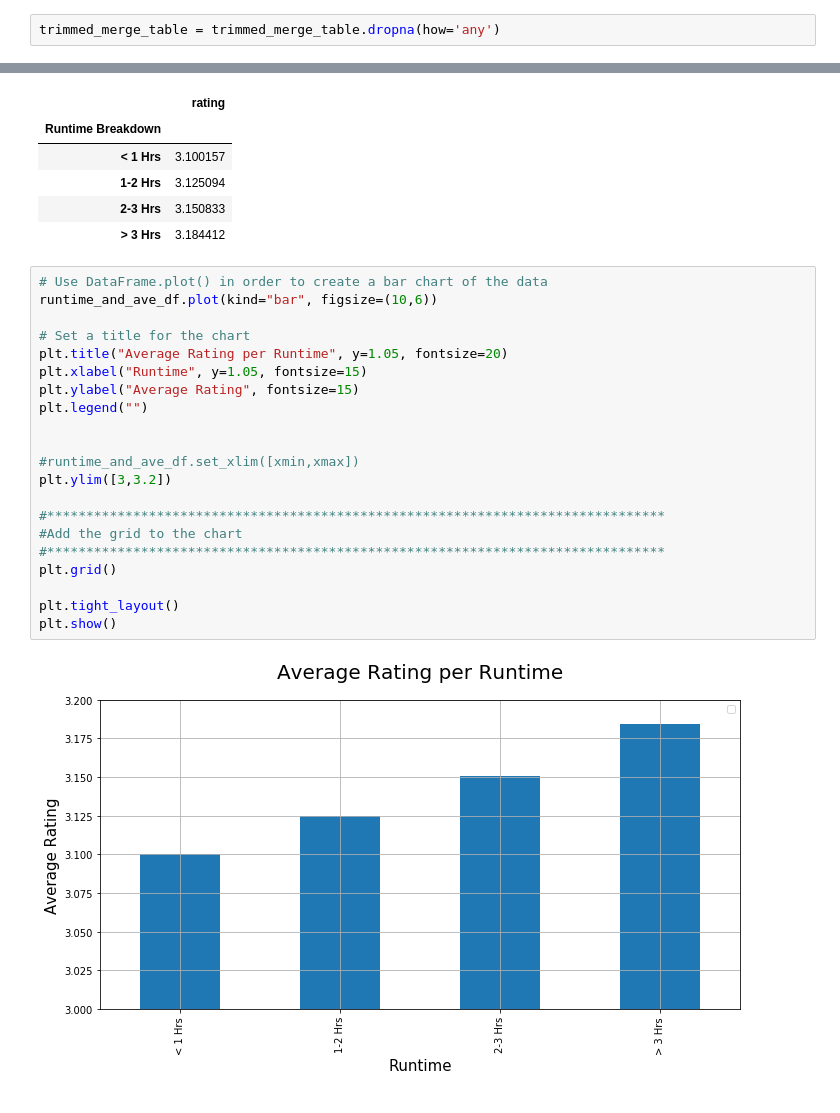
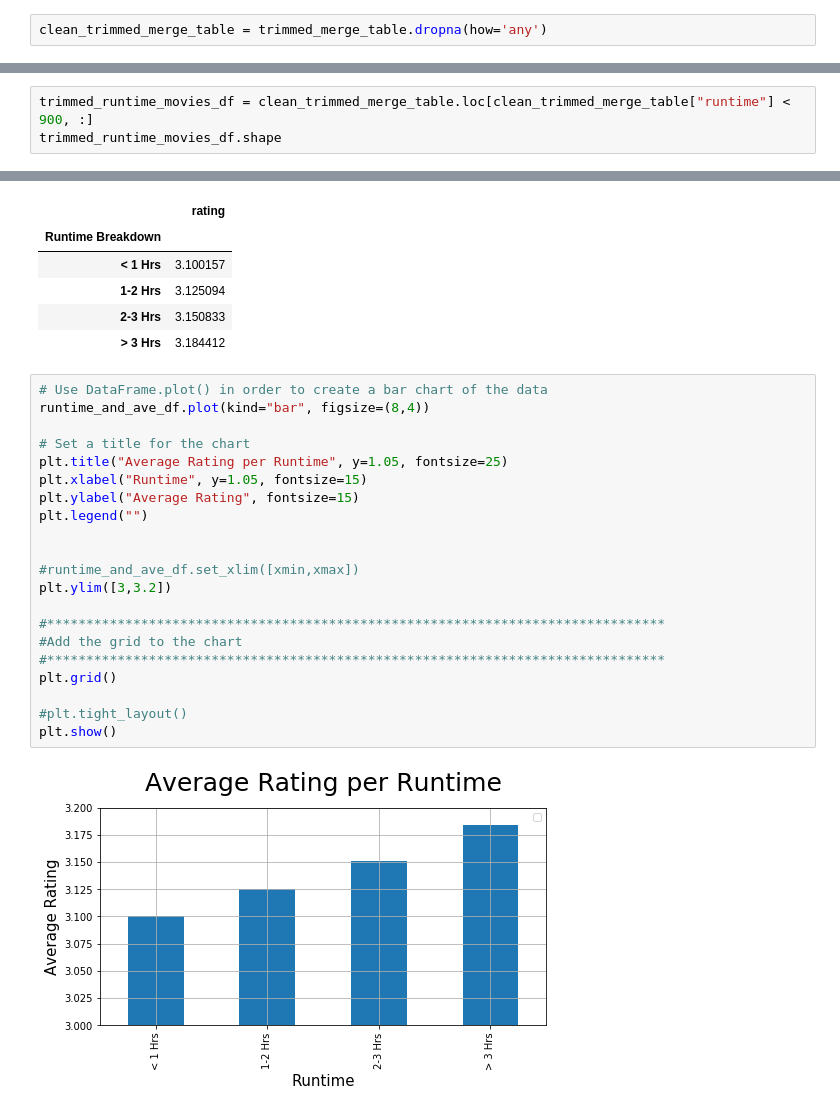
Before and after one commit to Rod-Skoglund/Data-Analytics-Project1, a Jupyter notebook: MovieAnalysis.ipynb, the cells around one changed output, grey strips where cells are left out. Drawn from its saved outputs; the diff is of its cells as text.

```diff
--- a/MovieAnalysis.ipynb
+++ b/MovieAnalysis.ipynb
@@ -194,5 +151,5 @@ rating                  7569
 popularity              7569
 dtype: int64
 # %%
-trimmed_merge_table = trimmed_merge_table.dropna(how='any')
+clean_trimmed_merge_table = trimmed_merge_table.dropna(how='any')
 # %%
@@ -258,0 +203,3 @@ trimmed_runtime_movies_df.shape
+# %%
+trimmed_runtime_movies_df = clean_trimmed_merge_table.loc[clean_trimmed_merge_table["runtime"] < 900, :]
+trimmed_runtime_movies_df.shape
@@ -341,24 +280,24 @@ runtime_and_ave_df.head()
 | > 3 Hrs | 3.184412 |
 # %%
 # Use DataFrame.plot() in order to create a bar chart of the data
-runtime_and_ave_df.plot(kind="bar", figsize=(10,6))
+runtime_and_ave_df.plot(kind="bar", figsize=(8,4))
 
 # Set a title for the chart
-plt.title("Average Rating per Runtime", y=1.05, fontsize=20)
+plt.title("Average Rating per Runtime", y=1.05, fontsize=25)
 plt.xlabel("Runtime", y=1.05, fontsize=15)
 plt.ylabel("Average Rating", fontsize=15)
 plt.legend("")
 
 
 #runtime_and_ave_df.set_xlim([xmin,xmax])
 plt.ylim([3,3.2])
 
 #*******************************************************************************
 #Add the grid to the chart
 #*******************************************************************************
 plt.grid()
 
-plt.tight_layout()
+#plt.tight_layout()
 plt.show()
 # %% [output]
-[figure, old version]
+[figure, new version]
```
Also changed, not shown: parts of 43 cells of this notebook.
